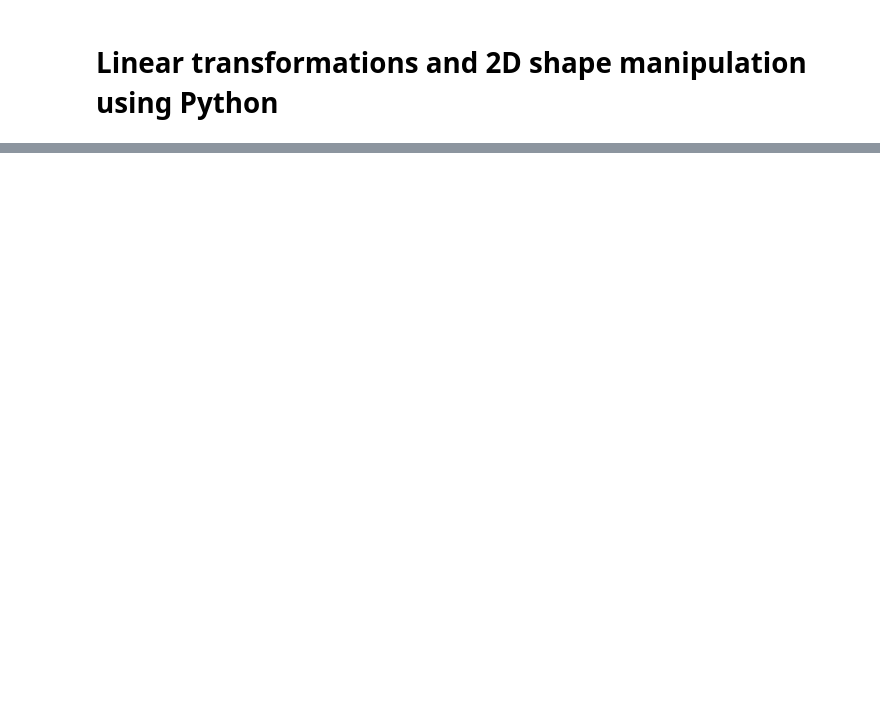
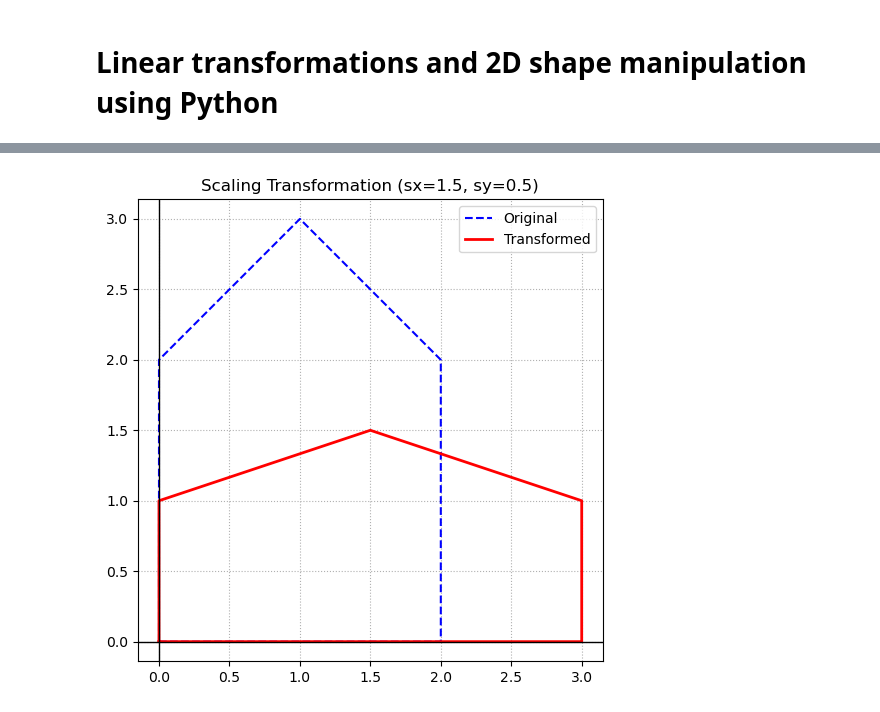
Before and after one commit to radinelageorgieva/Math-project, a Jupyter notebook: Linear transformations and 2D shape manipulation.ipynb, the cells around one changed output, grey strips where cells are left out. Saved outputs shown, nothing was run; the diff lists cells and outputs as text; code cells hidden in the pictures; blank space fills up the shorter version.

Commit message:
Add files via upload
Add scaling transformation

```diff
--- a/Linear transformations and 2D shape manipulation.ipynb
+++ b/Linear transformations and 2D shape manipulation.ipynb
@@ -38,0 +50,9 @@ def plot_shape(original, transformed, title):
+# %%
+scaled_x, scaled_y = 1.5, 0.5
+S = np.array([[scaled_x, 0],
+              [0, scaled_y]])
+scaled_shape = S @ shape
+
+plot_shape(original=shape, transformed=scaled_shape, title=f"Scaling Transformation (sx={scaled_x}, sy={scaled_y})")
+# %% [output]
+[figure, added]
```
Also changed, not shown: parts of 3 cells of this notebook.
